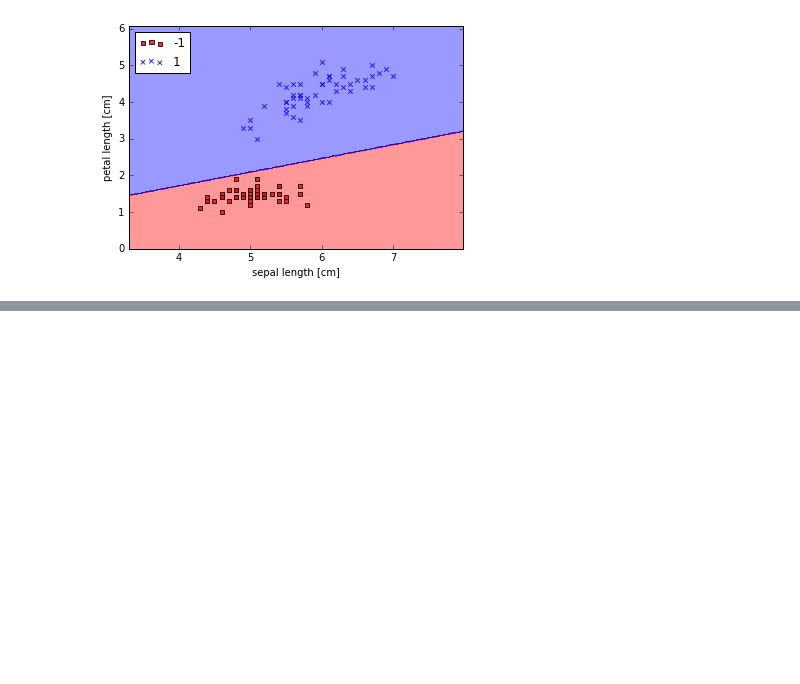
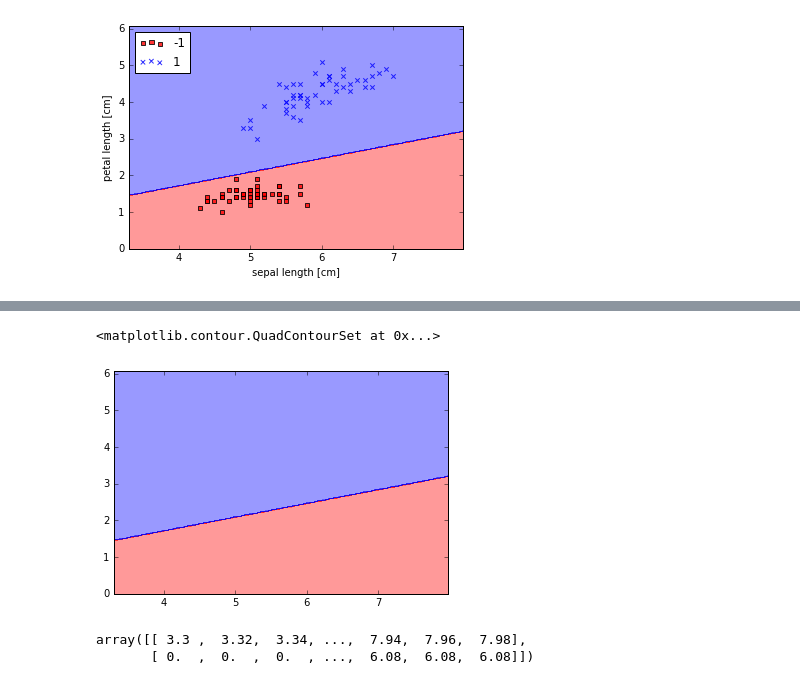
Before and after one commit to alexliyang/PythonMachineLearning, a Jupyter notebook: Chapter2_Perceptron.ipynb, the cells around one changed output, grey strips where cells are left out. Saved outputs shown, nothing was run; the diff lists cells and outputs as text; code cells hidden in the pictures; blank space fills up the shorter version.

```diff
--- a/Chapter2_Perceptron.ipynb
+++ b/Chapter2_Perceptron.ipynb
@@ -144,0 +156,9 @@ plt.show()
+# %%
+#plot the decision surface
+#设置X1和X2的边界值
+x1_min, x1_max = X[:, 0].min() - 1, X[:, 0].max() + 1
+x2_min, x2_max = X[:, 1].min() - 1, X[:, 1].max() + 1
+# %%
+#numpy.meshgrid: Return coordinate matrices from coordinate vectors.
+#使用meshgrid函数计算坐标向量矩阵
+xx1, xx2 = np.meshgrid(np.arange(x1_min, x1_max, 0.02), np.arange(x2_min, x2_max, 0.02))
@@ -144,0 +185,2 @@ plt.show()
+# %%
+Z = ppn.predict(np.array([xx1.ravel(), xx2.ravel()]).T)
@@ -144,0 +207,2 @@ plt.show()
+# %%
+Z = Z.reshape(xx1.shape)
@@ -144,0 +219,10 @@ plt.show()
+# %%
+plt.contourf(xx1, xx2, Z, alpha=0.4, cmap=cmap)
+# %% [output]
+<matplotlib.contour.QuadContourSet at 0x...>
+[figure, added]
+# %%
+np.array([xx1.ravel(), xx2.ravel()])
+# %% [output]
+array([[ 3.3 ,  3.32,  3.34, ...,  7.94,  7.96,  7.98],
+       [ 0.  ,  0.  ,  0.  , ...,  6.08,  6.08,  6.08]])
```
Also changed, not shown: parts of 19 cells of this notebook, 1 other file.
